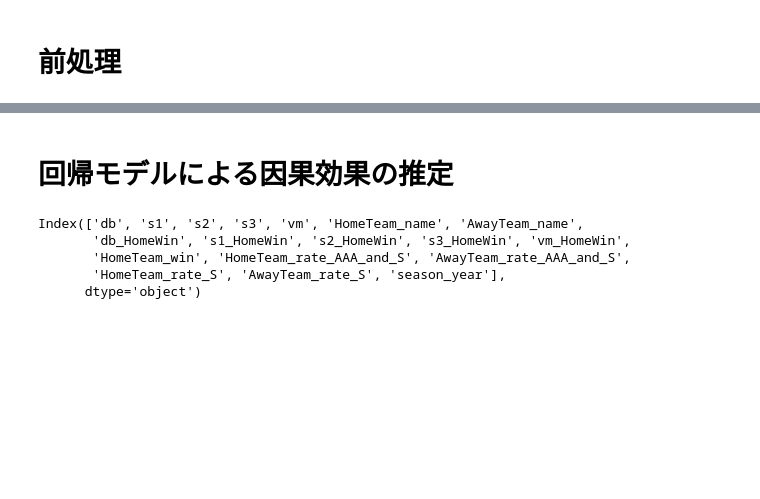
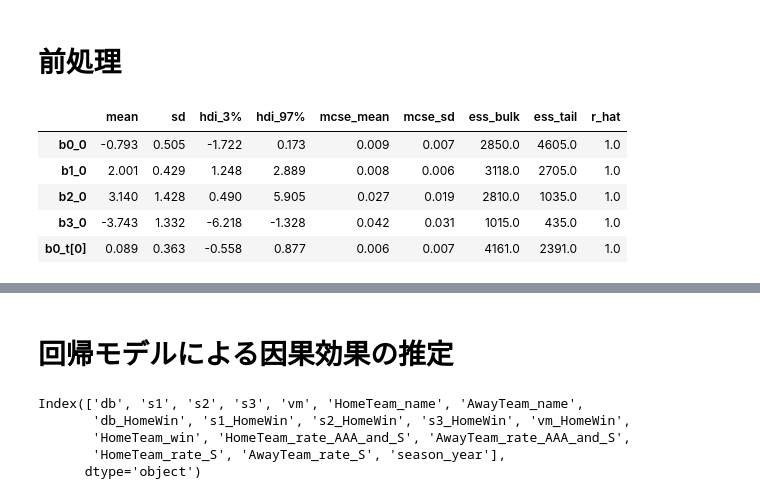
Before and after one commit to morinota/causal_inference_teamMutch_doubles, a Jupyter notebook: analysis_causal_effect_Doubles.ipynb, the cells around one changed output, grey strips where cells are left out. Saved outputs shown, nothing was run; the diff lists cells and outputs as text; code cells hidden in the pictures; blank space fills up the shorter version.

```diff
--- a/analysis_causal_effect_Doubles.ipynb
+++ b/analysis_causal_effect_Doubles.ipynb
@@ -48,2 +173,12 @@ df.head()
 # %% [markdown]
 # 前処理
+# %%
+result_df = az.summary(idata)
+result_df.head()
+# %% [output]
+|  | mean | sd | hdi_3% | hdi_97% | mcse_mean | mcse_sd | ess_bulk | ess_tail | r_hat |
+| b0_0 | -0.793 | 0.505 | -1.722 | 0.173 | 0.009 | 0.007 | 2850.0 | 4605.0 | 1.0 |
+| b1_0 | 2.001 | 0.429 | 1.248 | 2.889 | 0.008 | 0.006 | 3118.0 | 2705.0 | 1.0 |
+| b2_0 | 3.140 | 1.428 | 0.490 | 5.905 | 0.027 | 0.019 | 2810.0 | 1035.0 | 1.0 |
+| b3_0 | -3.743 | 1.332 | -6.218 | -1.328 | 0.042 | 0.031 | 1015.0 | 435.0 | 1.0 |
+| b0_t[0] | 0.089 | 0.363 | -0.558 | 0.877 | 0.006 | 0.007 | 4161.0 | 2391.0 | 1.0 |
```
Also changed, not shown: parts of 9 cells of this notebook, 4 other files.
